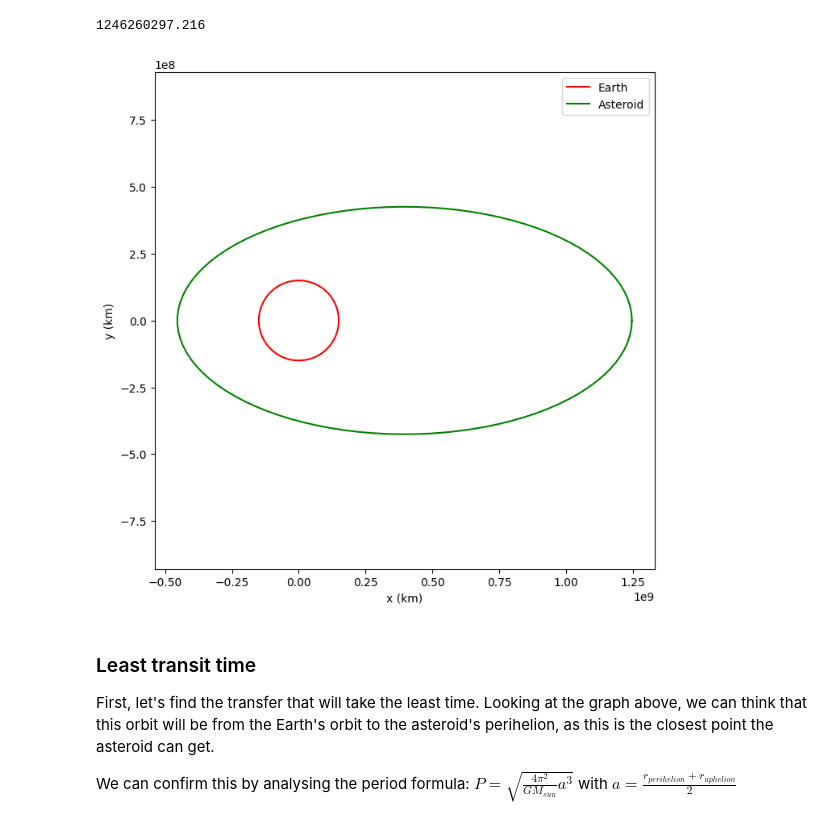
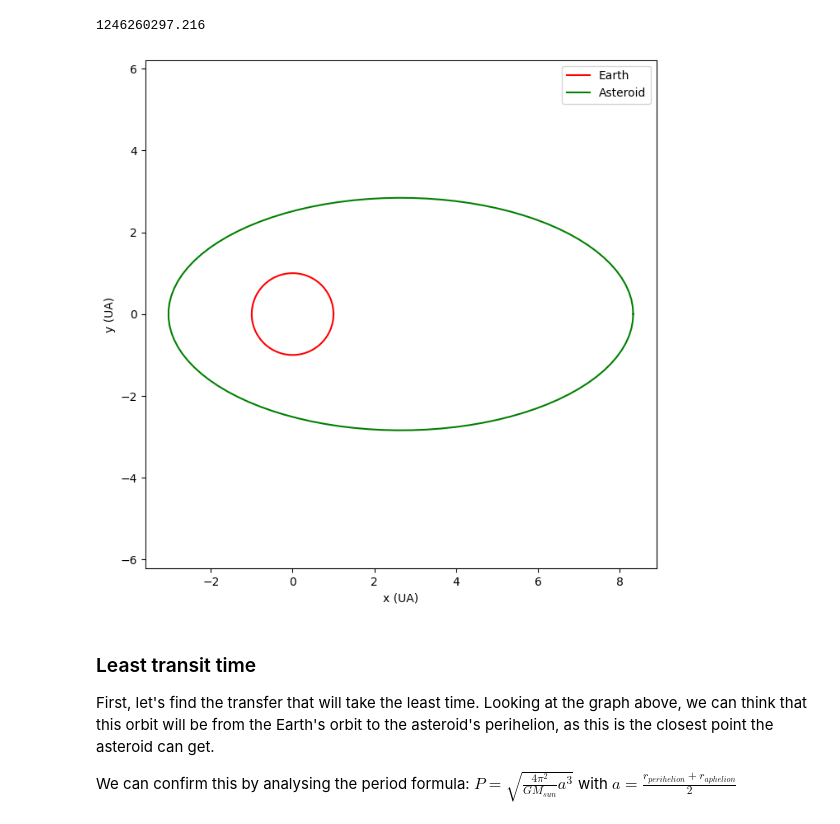
Before and after one commit to Captainfl4me/space-dynamics-workbook, a Jupyter notebook: WE8.ipynb, the cells around one changed output. Cells and saved outputs as stored; diff of their text form; code cells hidden in the pictures.

```diff
--- a/WE8.ipynb
+++ b/WE8.ipynb
@@ -14,6 +14,8 @@ sun = GravBody(name="Sun", mass=1_988_500e24, radius=695_700e3)  # Sun as an obj
 # Define conversion function
 def UA_to_meters(UA):
     return UA * 1.496e11
+def meters_to_UA(meters):
+    return meters / 1.496e11
 # %% [markdown]
 We must first calculate the Homman transfer orbit by using the perihelion and the aphelion constraint we have. Using the following equations:
 $$a=\frac{r_{perihelion}+r_{aphelion}}{2}$$
@@ -145,29 +147,29 @@ ast_aph / 1e3 # Aphelion distance of asteroid in km
 # %%
 plt.figure(figsize=(8, 8))  # create figure, figsize can be changed as preferred
 
 # Plotting Earth's orbit
 uang = linspace(0, 2 * pi, 100)
-x = (UA_to_meters(1) / 1e3) * cos(uang)
-y = (UA_to_meters(1) / 1e3) * sin(uang)
+x = cos(uang)
+y = sin(uang)
 plt.plot(x, y, color='red')
 
 # Plotting Asteroid's orbit
-u=(ast_a - ast_per) / 1e3
+u=meters_to_UA(ast_a - ast_per)
 v=0
-a=ast_a / 1e3
+a=meters_to_UA(ast_a)
 b=a / 2
 t = linspace(0, 2*pi, 100)
 x = u+a*cos(t)
 y = v+b*sin(t)
 plt.plot(x, y, color='green')
 
-plt.xlabel('x (km)')
-plt.ylabel('y (km)')
+plt.xlabel('x (UA)')
+plt.ylabel('y (UA)')
 plt.axis('equal')
 plt.legend(['Earth', 'Asteroid'])
 plt.show() # make plot appear
 # %% [output]
-[figure, old version]
+[figure, new version]
 # %% [markdown]
 ### Least transit time
 
```
Also changed, not shown: parts of 15 cells of this notebook.
